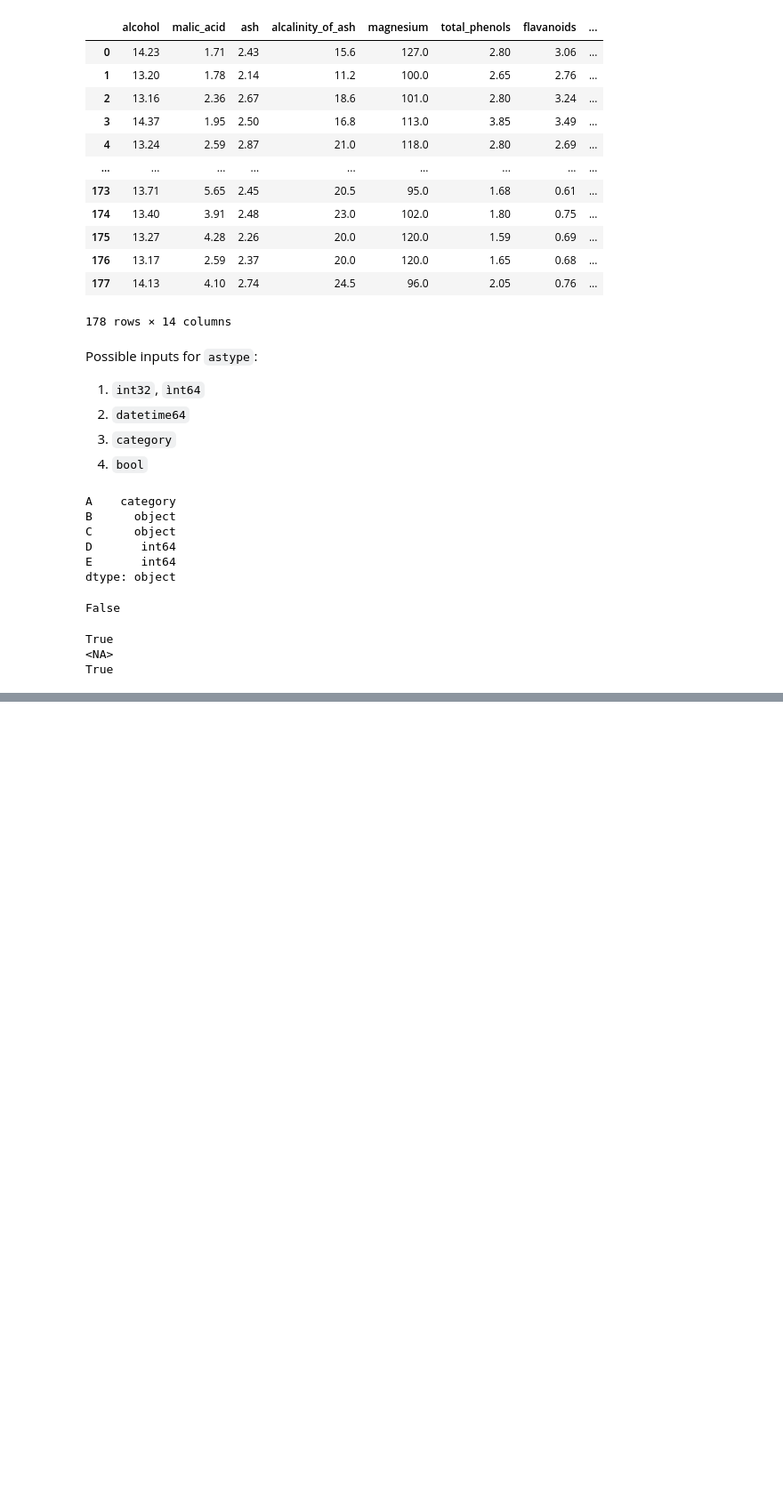
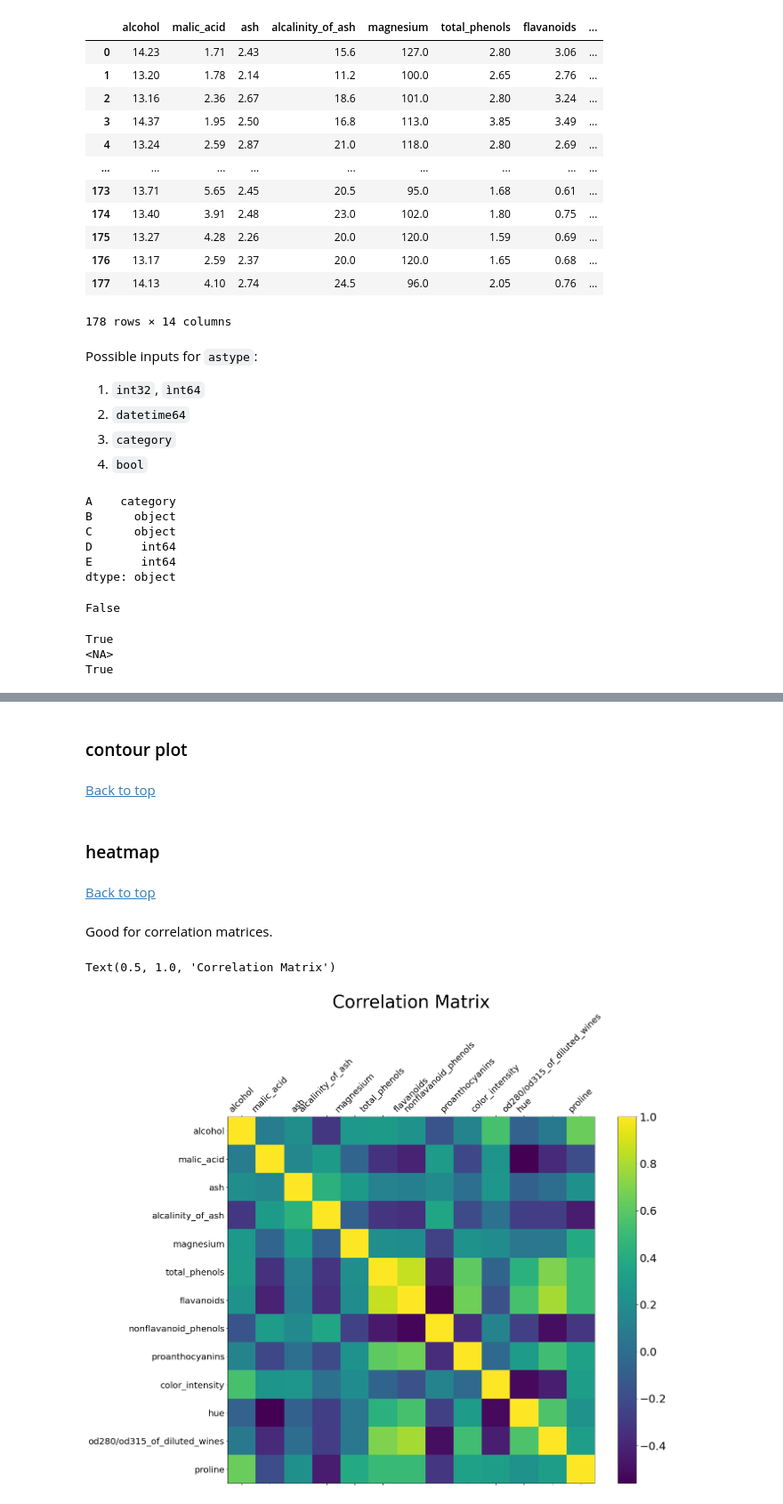
Before and after one commit to tohcejasmine/Notes, a Jupyter notebook: WIP/learning-pandas-practice.ipynb, the cells around one changed output, grey strips where cells are left out. Shown at 89% size. Saved outputs shown, nothing was run; the diff lists cells and outputs as text; code cells hidden in the pictures; blank space fills up the shorter version.

```diff
--- a/WIP/learning-pandas-practice.ipynb
+++ b/WIP/learning-pandas-practice.ipynb
@@ -976,0 +1040,25 @@ True
+# %% [markdown]
+### contour plot
+# %% [markdown]
+[Back to top](#Plotting-and-Visualisation)
+# %% [markdown]
+### heatmap
+# %% [markdown]
+[Back to top](#Plotting-and-Visualisation)
+# %% [markdown]
+Good for correlation matrices.
+# %%
+f = plt.figure(figsize=(19, 15))
+# Heatmap
+plt.matshow(wine_df.corr(), fignum=f.number, cmap ='viridis')
+# Axis labels
+plt.xticks(range(13), wine_df.columns, rotation=45, fontsize=20)
+plt.yticks(range(13), wine_df.columns, fontsize=20)
+# Colour bar
+cb = plt.colorbar()
+cb.ax.tick_params(labelsize=25)
+# Title
+plt.title('Correlation Matrix', fontsize=40)
+# %% [output]
+Text(0.5, 1.0, 'Correlation Matrix')
+[figure, added]
```
Also changed, not shown: parts of 21 cells of this notebook.
